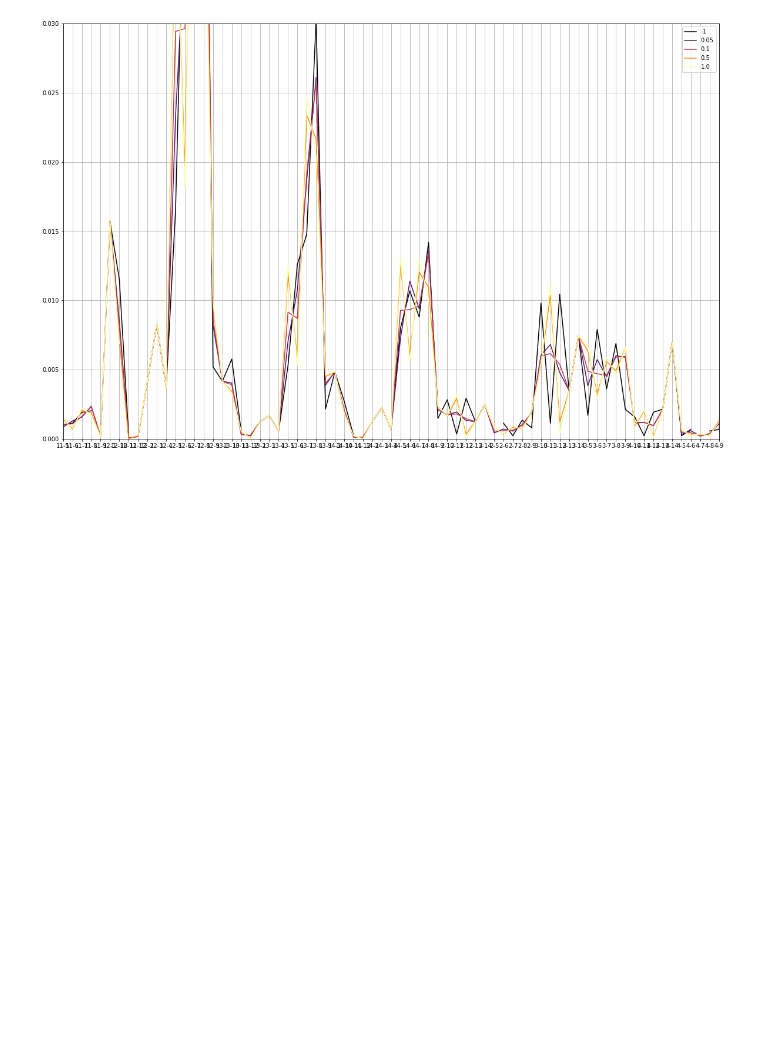
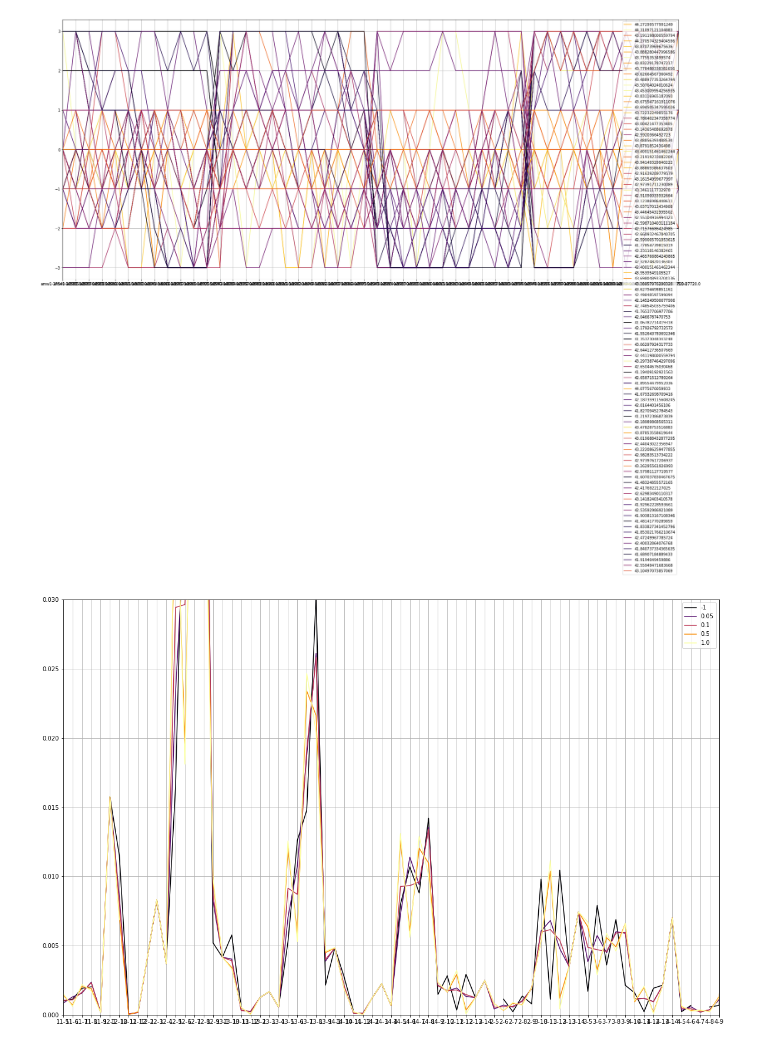
Before and after one commit to transp-or/pedestrian-control-simulator, a Jupyter notebook: src/main/python/parrallel-coords.ipynb, the cells around one changed output. Saved outputs shown, nothing was run; the diff lists cells and outputs as text; code cells hidden in the pictures; blank space fills up the shorter version.

```diff
--- a/src/main/python/parrallel-coords.ipynb
+++ b/src/main/python/parrallel-coords.ipynb
@@ -41,3 +42,16 @@ df.head()
 #df_new["beta"] = pd.to_numeric(df_new["beta"], downcast="float")
 #df_new = df_new.loc[:, (df_new.max(axis=0) > 0.005)]
 #df_new.head()
+# %%
+#df_plot = df
+#df_plot = df_plot[df_plot.columns.drop(list(df_plot.filter(regex='amw')))]
+#df_plot = df_plot[df_plot.columns.drop(list(df_plot.filter(regex='weight')))]
+#df_plot = df_plot.drop(columns=['it','operator','accepted'])
+df_plot = pd.concat([df.loc[:,(df.columns.str.contains('meanTT'))], df.loc[:,(df.columns.str.contains('amw'))]], axis=1, sort=False)
+fig, ax = plt.subplots(figsize=(30,13))
+parallel_coordinates(df_plot, 'meanTT', axvlines= False, colormap="inferno", sort_labels=True)
+#ax.set_ylim(0,0.03)
+#ax.set_xlim(30,100)
+plt.show()
+# %% [output]
+[figure, added]
```
Also changed, not shown: parts of 4 cells of this notebook, 5 other files.
